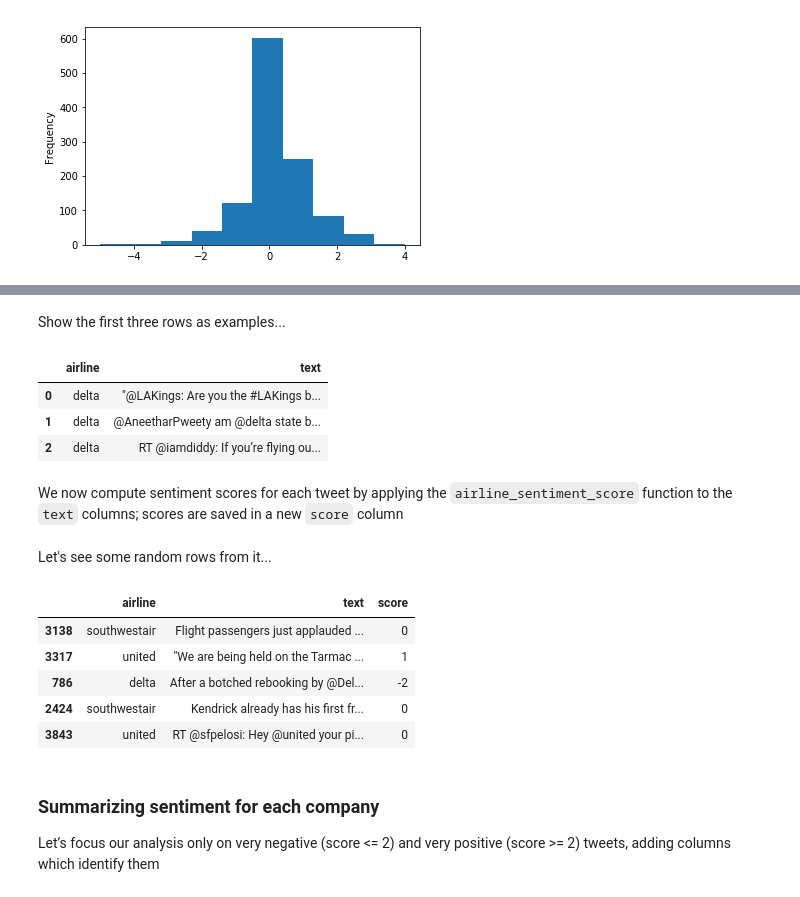
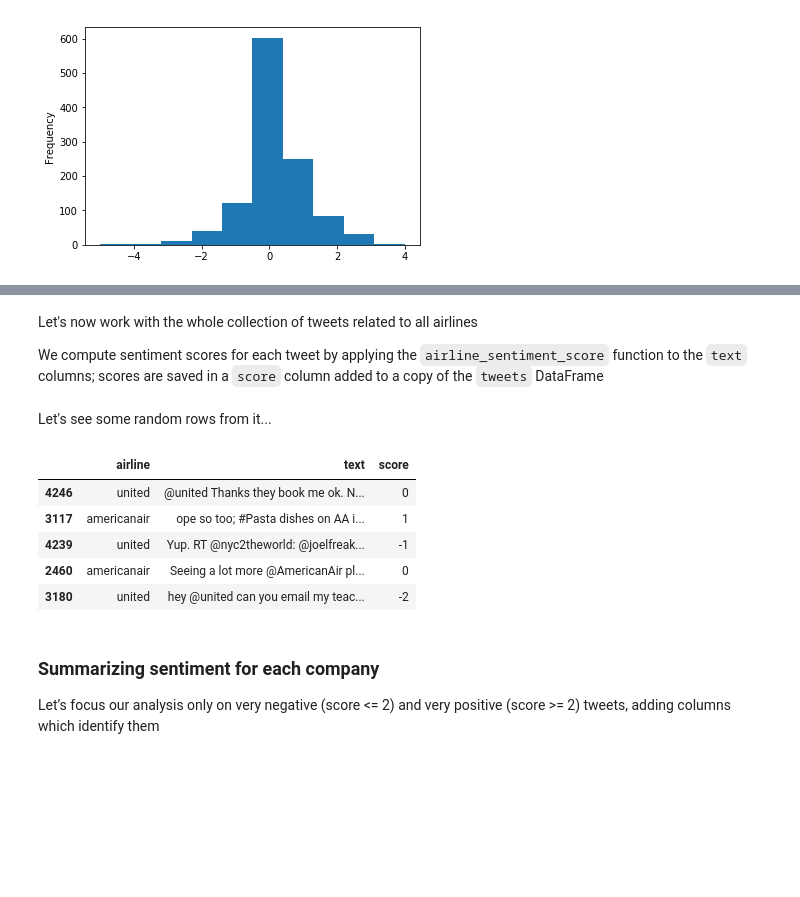
Before and after one commit to datascienceunibo/bbs-opinion-lab-2019, a Jupyter notebook: bbs-opinion-lab.ipynb, the cells around one changed output, grey strips where cells are left out. Drawn from its saved outputs; the diff is of its cells as text; code cells hidden in the pictures; blank space fills up the shorter version.

```diff
--- a/bbs-opinion-lab.ipynb
+++ b/bbs-opinion-lab.ipynb
@@ -174,0 +178,6 @@ tweets = archive_tweets
+# %%
+tweets = pd.DataFrame(
+    {"airline": airline, "text": text}
+    for airline, tweetlist in tweets.items()
+    for text in tweetlist
+)
@@ -336,27 +342,21 @@ tweet_scores = pd.DataFrame(
-# %% [markdown]
-Show the first three rows as examples...
-# %%
-tweet_scores.head(3)
-# %% [output]
-|  | airline | text |
-| 0 | delta | "@LAKings: Are you the #LAKings b... |
-| 1 | delta | @AneetharPweety am @delta state b... |
-| 2 | delta | RT @iamdiddy: If you’re flying ou... |
 # %% [markdown]
-We now compute sentiment scores for each tweet by applying the `airline_sentiment_score` function to the `text` columns; scores are saved in a new `score` column
+Let's now work with the whole collection of tweets related to all airlines
+
+We compute sentiment scores for each tweet by applying the `airline_sentiment_score` function to the `text` columns; scores are saved in a `score` column added to a copy of the `tweets` DataFrame
 # %%
-tweet_scores["score"] = tweet_scores["text"].apply(airline_sentiment_score)
+tweets_with_scores = tweets.copy()
+tweets_with_scores["score"] = tweets_with_scores["text"].apply(airline_sentiment_score)
 # %% [markdown]
 Let's see some random rows from it...
 # %%
-tweet_scores.sample(5)
+tweets_with_scores.sample(5)
 # %% [output]
 |  | airline | text | score |
-| 3138 | southwestair | Flight passengers just applauded ... | 0 |
-| 3317 | united | "We are being held on the Tarmac ... | 1 |
-| 786 | delta | After a botched rebooking by @Del... | -2 |
-| 2424 | southwestair | Kendrick already has his first fr... | 0 |
-| 3843 | united | RT @sfpelosi: Hey @united your pi... | 0 |
+| 4246 | united | @united Thanks they book me ok. N... | 0 |
+| 3117 | americanair | ope so too; #Pasta dishes on AA i... | 1 |
+| 4239 | united | Yup. RT @nyc2theworld: @joelfreak... | -1 |
+| 2460 | americanair | Seeing a lot more @AmericanAir pl... | 0 |
+| 3180 | united | hey @united can you email my teac... | -2 |
 # %% [markdown]
 ### Summarizing sentiment for each company
 
```
Also changed, not shown: parts of 43 cells of this notebook.
